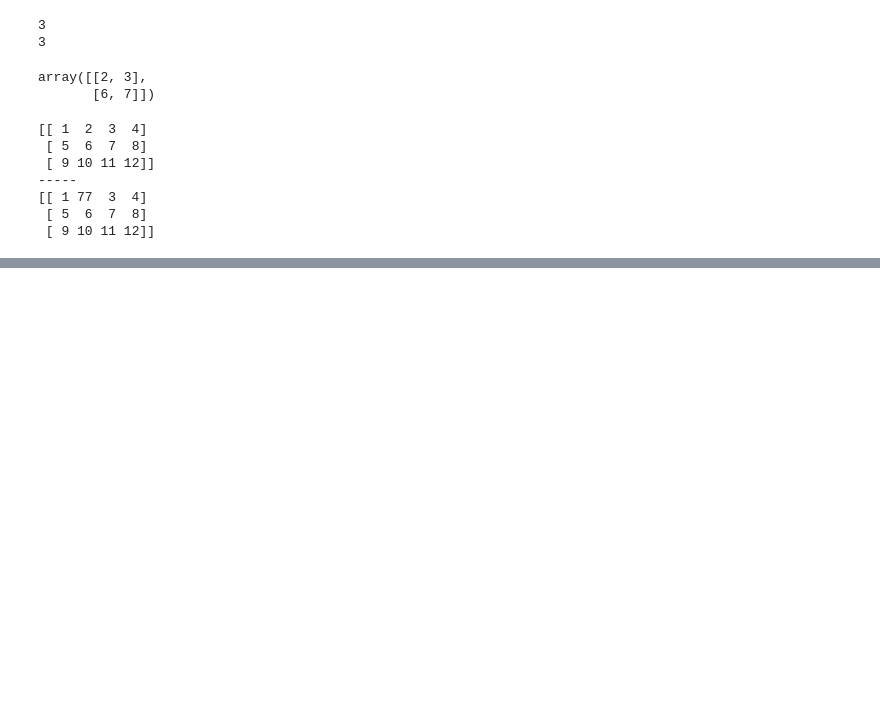
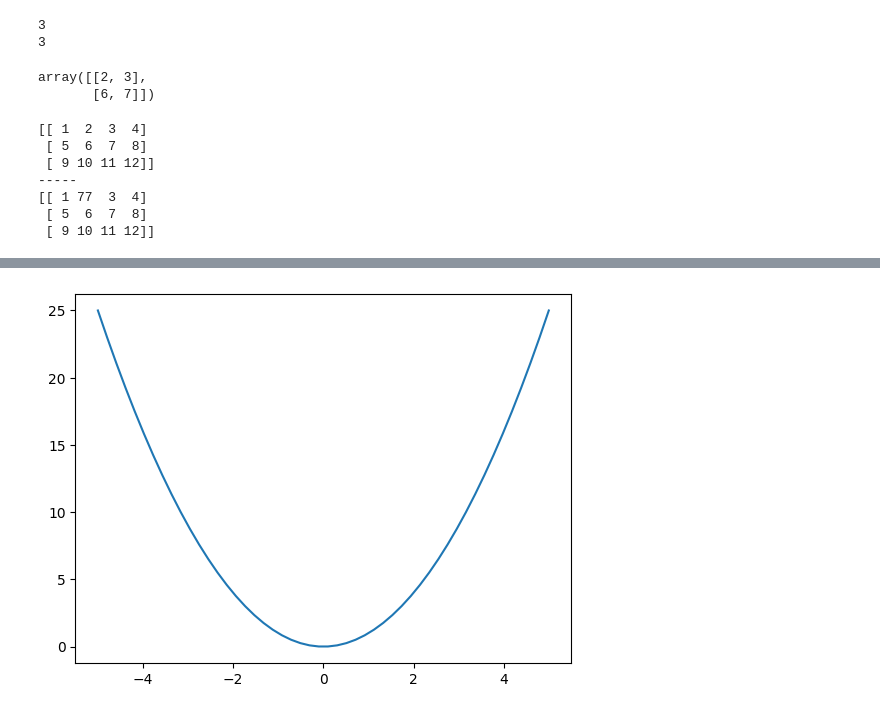
Before and after one commit to Cougar74/SGAU_operator_UAV, a Jupyter notebook: Практика/Практика - Основы Python/Practice_modules.ipynb, the cells around one changed output, grey strips where cells are left out. Saved outputs shown, nothing was run; the diff lists cells and outputs as text; code cells hidden in the pictures; blank space fills up the shorter version.

```diff
--- a/Практика/Практика - Основы Python/Practice_modules.ipynb
+++ b/Практика/Практика - Основы Python/Practice_modules.ipynb
@@ -410,0 +823,3 @@ print(a)
+# %%
+x = np.linspace(-5, 5, 50)
+print(x)
@@ -410,0 +836,5 @@ print(a)
+# %%
+plt.plot(x, x**2)
+plt.show()
+# %% [output]
+[figure, added]
```
Also changed, not shown: parts of 83 cells of this notebook.
